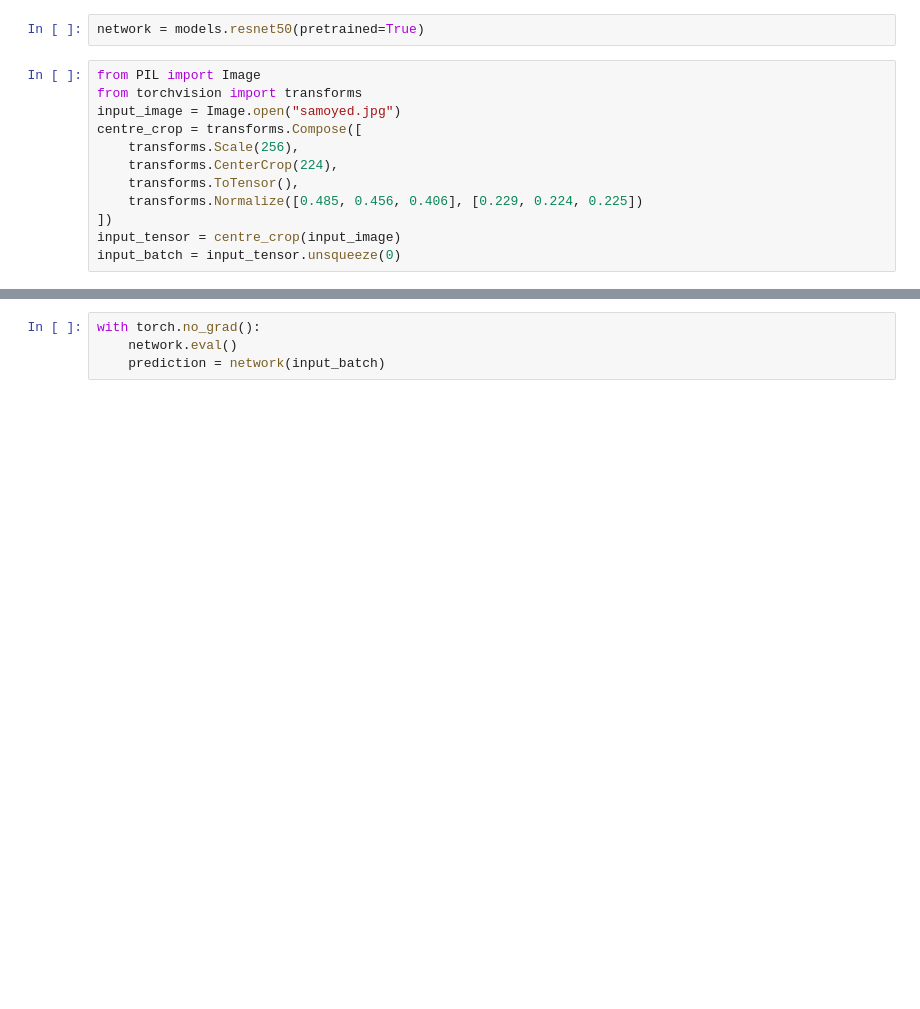
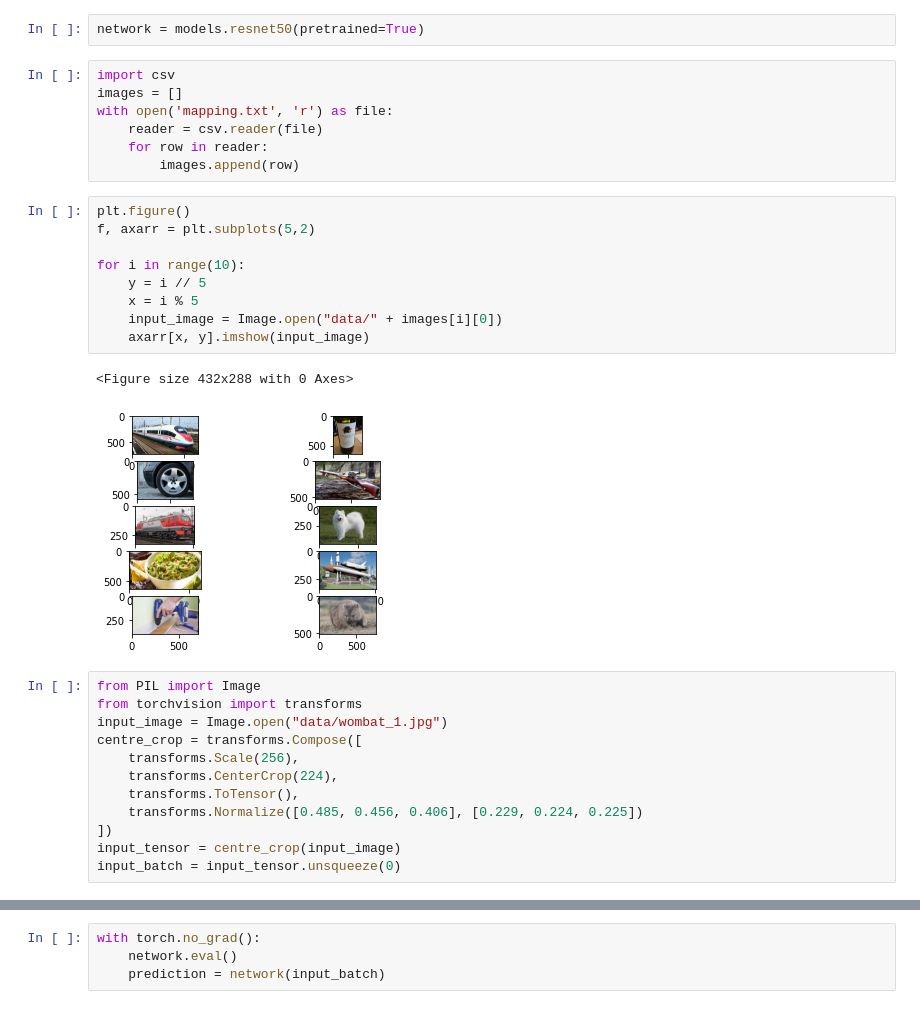
Before and after one commit to DanonOfficial/Adversarial_Attacks_project, a Jupyter notebook: AdvAttack.ipynb, the cells around one changed output, grey strips where cells are left out. Saved outputs shown, nothing was run; the diff lists cells and outputs as text; blank space fills up the shorter version.

```diff
--- a/AdvAttack.ipynb
+++ b/AdvAttack.ipynb
@@ -5,10 +5,29 @@ import json
 import torch.nn.functional as F
 # %%
 network = models.resnet50(pretrained=True)
+# %%
+import csv
+images = []
+with open('mapping.txt', 'r') as file:
+    reader = csv.reader(file)
+    for row in reader:
+        images.append(row)
+# %%
+plt.figure()
+f, axarr = plt.subplots(5,2)
+
+for i in range(10):
+    y = i // 5
+    x = i % 5
+    input_image = Image.open("data/" + images[i][0])
+    axarr[x, y].imshow(input_image)
+# %% [output]
+<Figure size 432x288 with 0 Axes>
+[figure, added]
 # %%
 from PIL import Image
 from torchvision import transforms
-input_image = Image.open("samoyed.jpg")
+input_image = Image.open("data/wombat_1.jpg")
 centre_crop = transforms.Compose([
     transforms.Scale(256),
     transforms.CenterCrop(224),
```
Also changed, not shown: parts of 4 cells of this notebook.
